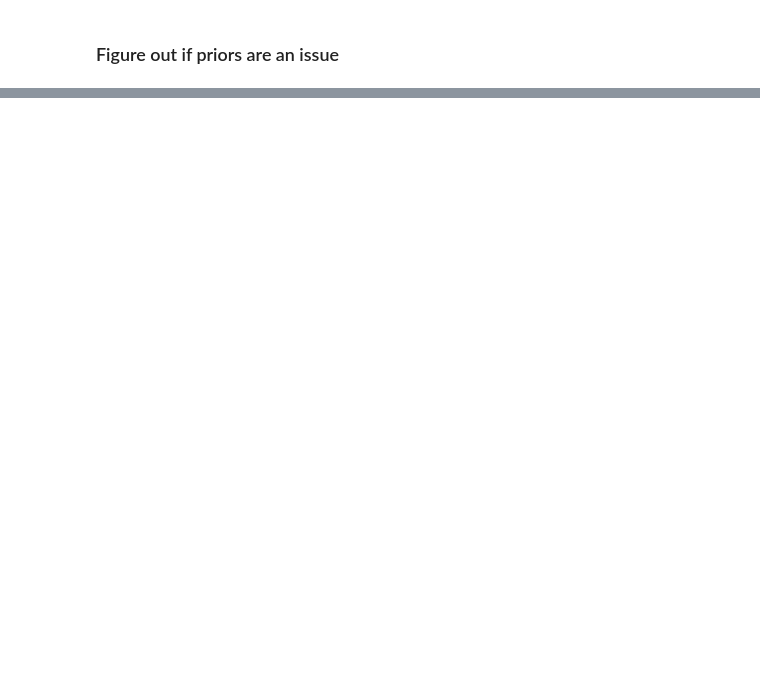
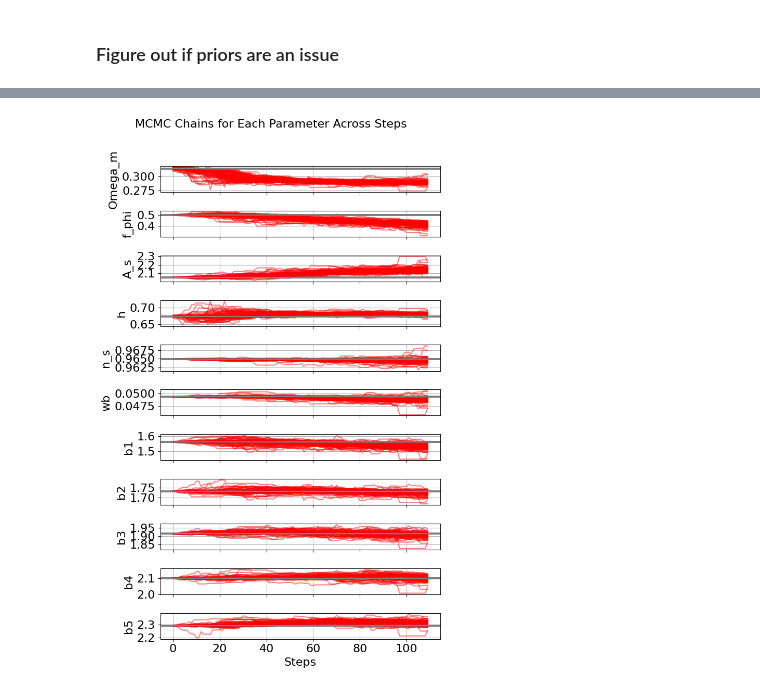
Before and after one commit to CarolaZano/CubicGalileon_Forecasts, a Jupyter notebook: Read_emcee_progress-Nbody.ipynb, the cells around one changed output, grey strips where cells are left out. Saved outputs shown, nothing was run; the diff lists cells and outputs as text; code cells hidden in the pictures; blank space fills up the shorter version.

```diff
--- a/Read_emcee_progress-Nbody.ipynb
+++ b/Read_emcee_progress-Nbody.ipynb
@@ -166,0 +259,33 @@ plt.show()
+# %%
+# Assuming `raw_chain` is the MCMC chain you have loaded from the file.
+n_steps, n_walkers, n_params = raw_chain.shape
+
+# Create a figure with subplots, one for each parameter
+fig, axes = plt.subplots(n_params, figsize=(7, n_params), sharex=True)
+
+fiducials = [parameter_values[name] for name in parameter_names]
+# set A_s fiducial to 1e9 times the value in parameter_values, since we are plotting 1e9As
+fiducials[parameter_names.index("A_s")] = parameter_values["A_s"]*1e9
+# set f_phi fiducial to 0.5
+fiducials[parameter_names.index("f_phi")] = 0.5
+# Iterate over each parameter and plot its evolution
+for i in range(n_params):
+    ax = axes[i]
+    for j in range(n_walkers):
+        ax.plot(raw_chain[:, j, i], alpha=0.5, color="r")  # Plot for each walker
+        # plot the fiducial parameter values
+        ax.axhline(fiducials[i], lw=1.5, color='tab:gray')
+
+    ax.set_ylabel(labels[i])
+    ax.grid()
+
+# Add a label for the shared x-axis (steps/iterations)
+axes[-1].set_xlabel("Steps")
+
+# Set the overall title and adjust layout
+plt.suptitle("MCMC Chains for Each Parameter Across Steps", fontsize=16)
+plt.tight_layout(rect=[0, 0, 1, 0.96])
+
+plt.show()
+# %% [output]
+[figure, added]
```
Also changed, not shown: parts of 7 cells of this notebook, 11 other files.
